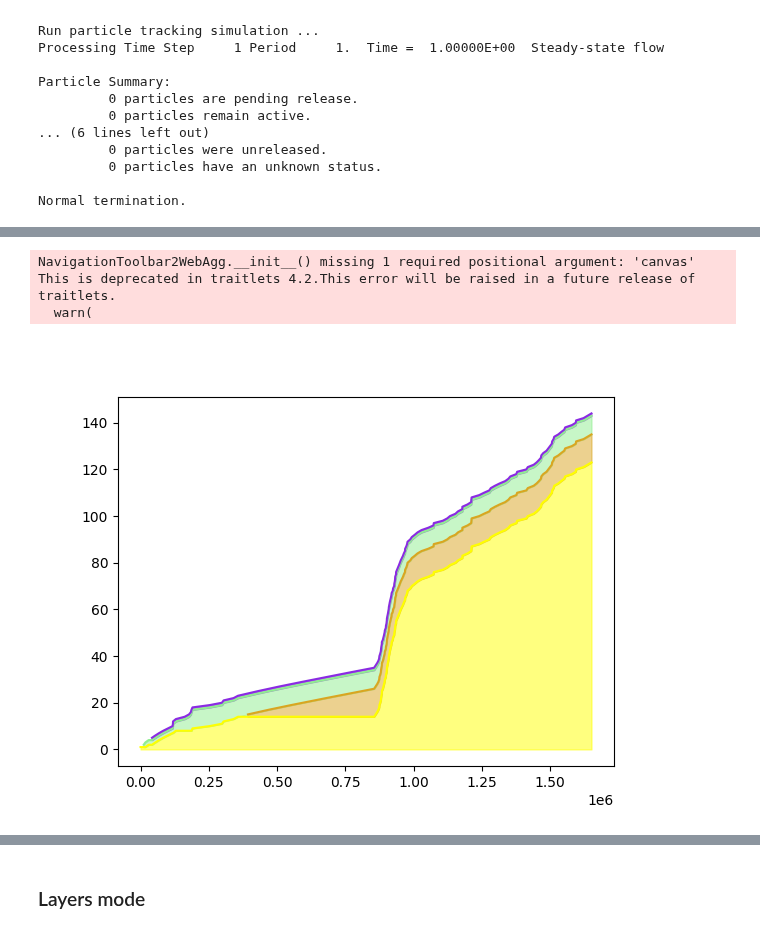
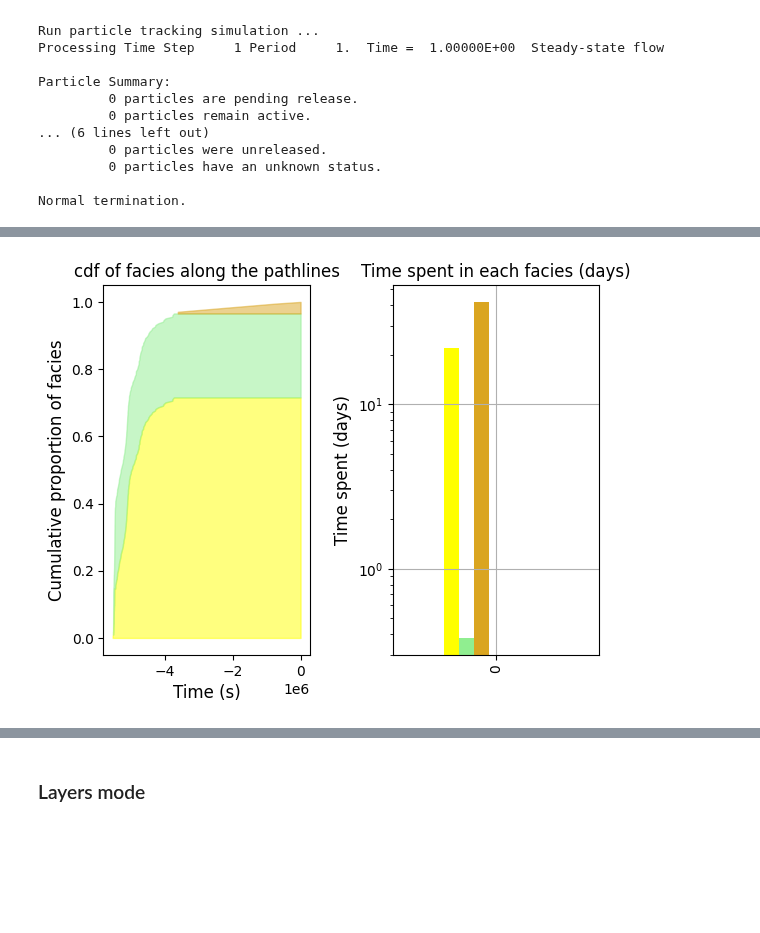
Before and after one commit to randlab/ArchPy, a Jupyter notebook: dev/flow_simulation/simple_coupling.ipynb, the cells around one changed output, grey strips where cells are left out. Drawn from its saved outputs; the diff is of its cells as text; code cells hidden in the pictures; blank space fills up the shorter version.

```diff
--- a/dev/flow_simulation/simple_coupling.ipynb
+++ b/dev/flow_simulation/simple_coupling.ipynb
@@ -914,7 +904,7 @@ plt.show()
 # %%
 import pandas as pd
 
-df = pd.DataFrame(p.get_alldata()[0])
+df = pd.DataFrame(p.get_alldata()[7])
 # %%
 pd.to_timedelta(df["time"], unit="s")
 # %% [output]
@@ -937,11 +927,11 @@ cells_path = np.array((((df["z"].values-T1.zg[0])//T1.sz).astype(int), ((df["y"]
 unique_cells = np.unique(cells_path, axis=0)
 _, idx = np.unique(cells_path, axis=0, return_index=True)
 unique_cells_ordered = cells_path[np.sort(idx)]
-time_ordered = df["time"].values[np.sort(idx)]
+time_ordered = df["time"].values[np.sort(idx)][::-1]
 # %%
 # retrieve lithologies along the pathlines
 facies_domains = T1.get_facies(0, 0, all_data = False)
-facies_along_path = facies_domains[unique_cells_ordered[:, 0], unique_cells_ordered[:, 1], unique_cells_ordered[:, 2]]
+facies_along_path = facies_domains[unique_cells_ordered[:, 0], unique_cells_ordered[:, 1], unique_cells_ordered[:, 2]][::-1]
 # %%
 facies_along_path
 # %% [output]
@@ -955,24 +948,55 @@ array([1, 2, 2, 1, 3, 1, 1, 1, 1, 1, 2, 2, 1, 2, 2, 2, 2, 1, 1, 1, 1, 1,
+# %%
+matplotlib.rcParams.update({'font.size': 10})
 # %%
-%matplotlib widget
+%matplotlib inline
 # plot cumulative distribution of the facies along the pathlines vs the time
-fig, ax = plt.subplots()
+fig, ax = plt.subplots(1, 2)
+plt.subplots_adjust(wspace=0.4)
 
 curves = []
-for fa in T1.get_all_facies():
 
-    curves.append(np.cumsum(facies_along_path == fa.ID))
+list_facies = [fa for fa in T1.get_all_facies()]
+# orders facies by proportions
+list_facies = sorted(list_facies, key=lambda x: -np.sum(facies_along_path == x.ID))
+for fa in list_facies:
+    curves.append(np.cumsum(facies_along_path == fa.ID) / len(facies_along_path))
 
 prev_curve = np.zeros_like(curves[0], dtype=float)
-for i, fa in enumerate(T1.get_all_facies()):
+for i, fa in enumerate(list_facies):
     curve = curves[i].astype(float)
     curve[curve == 0] = np.nan
-    ax.fill_between(time_ordered, curve+prev_curve, prev_curve, alpha=0.5, color=fa.c)
-    ax.plot(time_ordered, curve+prev_curve, label=fa.name, color=fa.c)
+    ax[0].fill_between(-time_ordered, curve+prev_curve, prev_curve, alpha=0.5, color=fa.c)
+    # ax[0].plot(-time_ordered, curve+prev_curve, label=fa.name, color=fa.c, marker="o", linewidth=0)
     prev_curve[~np.isnan(curve)] = curve[~np.isnan(curve)] + prev_curve[~np.isnan(curve)]
+
+ax[0].set_xlabel("Time (s)", fontsize=12)
+ax[0].set_ylabel("Cumulative proportion of facies", fontsize=12)
+ax[0].set_title("cdf of facies along the pathlines")
+# print time spent in each facies
+
+df_time = pd.DataFrame(columns=[fa.name for fa in list_facies])
+# initialize the time spent in each facies
+time_spent = np.zeros(len(list_facies))
+for i, fa in enumerate(list_facies):
+    time_spent[i] = np.sum(facies_along_path == fa.ID)
+df_time.loc[0] = time_spent
+
+for i in range(len(time_ordered)-1):
+    dt = time_ordered[i] - time_ordered[i+1]
+    for j, fa in enumerate(list_facies):
+        if facies_along_path[i] == fa.ID:
+            time_spent[j] += dt
+
+df_time /= 86400  # convert seconds to days
+
+color_facies = [fa.c for fa in list_facies]
+
+df_time.plot(kind="bar", color=color_facies, legend=False, logy=True, ax=ax[1])
+ax[1].set_title("Time spent in each facies (days)")
+ax[1].set_ylabel("Time spent (days)", fontsize=12)
+plt.grid()
+plt.show()
 # %% [output]
-NavigationToolbar2WebAgg.__init__() missing 1 required positional argument: 'canvas'
-This is deprecated in traitlets 4.2.This error will be raised in a future release of traitlets.
-  warn(
-[figure, old version]
+[figure, new version]
 # %%
 plt.close()
```
Also changed, not shown: parts of 30 cells of this notebook, 22 other files.
